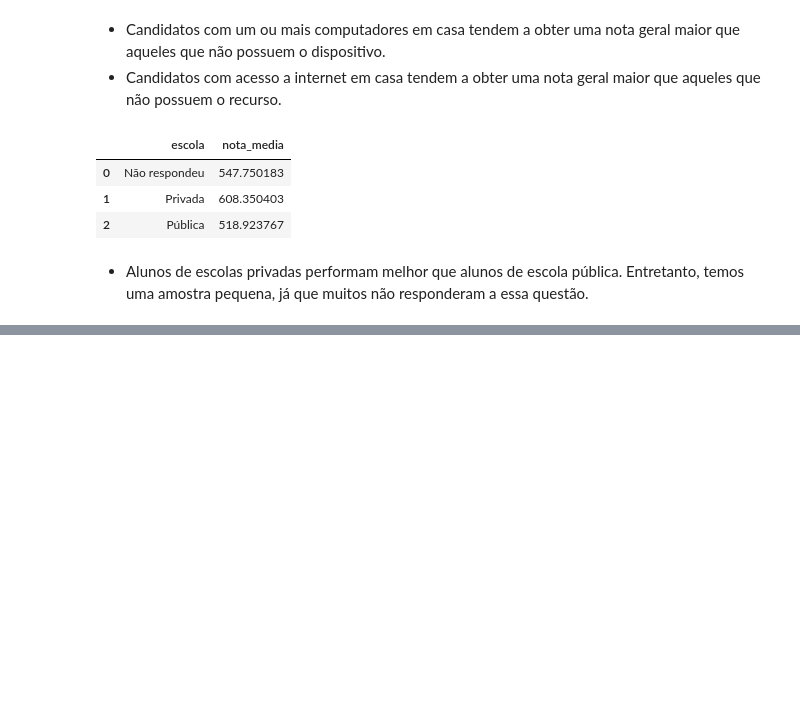
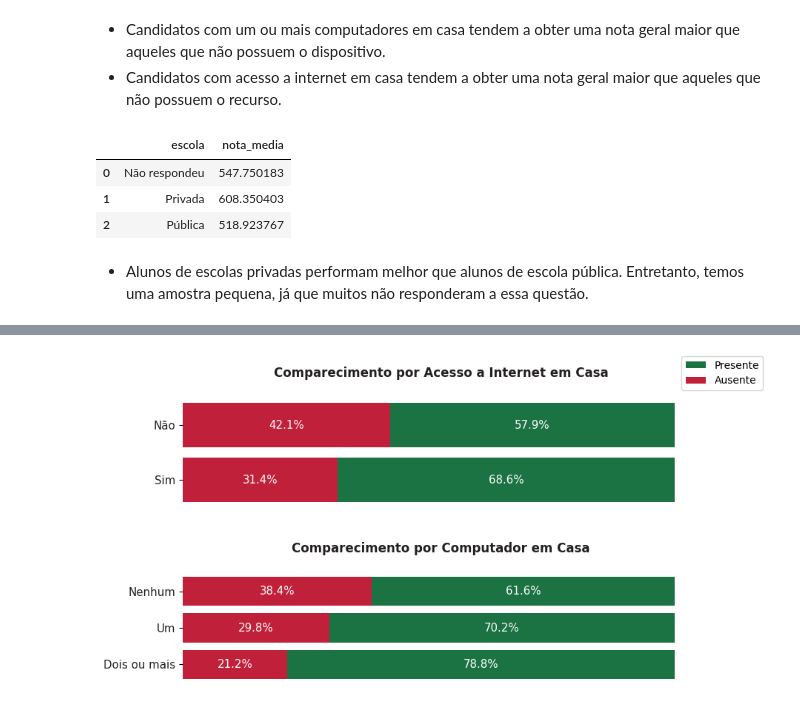
Before and after one commit to allmeidaapedro/Enem-Analysis, a Jupyter notebook: eda.ipynb, the cells around one changed output, grey strips where cells are left out. Saved outputs shown, nothing was run; the diff lists cells and outputs as text; code cells hidden in the pictures; blank space fills up the shorter version.

```diff
--- a/eda.ipynb
+++ b/eda.ipynb
@@ -1171,0 +1245,93 @@ df.groupby(['escola'])[['nota_media']].mean().reset_index()
+# %%
+# Creating a column indicating wheter the student was present in both days of the exam.
+presentes_ausentes_df['presente'] = (presentes_ausentes_df['presenca_lc'] == 'Presente') & (presentes_ausentes_df['presenca_ch'] == 'Presente') & (presentes_ausentes_df['presenca_cn'] == 'Presente') & (presentes_ausentes_df['presenca_mt'] == 'Presente')
+# %%
+internet_absent = presentes_ausentes_df.groupby(['acesso_internet_em_casa'])[['presente']].mean().reset_index()
+internet_absent['ausente'] = 1 - internet_absent['presente']
+
+fig, ax = plt.subplots(2, 1, figsize=(9, 5))
+plt.subplots_adjust(hspace=0.6)  # Adjust the width and height space between subplots
+
+# Plot the horizontal stacked bar chart
+sns.barplot(x="presente", y="acesso_internet_em_casa", data=internet_absent, color=VERDE1, label="Presente", ax=ax[0], left=internet_absent['ausente'])
+sns.barplot(x="ausente", y="acesso_internet_em_casa", data=internet_absent, color=VERMELHO1, label="Ausente", ax=ax[0])
+
+ax[0].set_title('Comparecimento por Acesso a Internet em Casa', color=CINZA1, fontweight='bold', fontsize=12, pad=20)
+ax[0].set_xlabel('Percentual', color=CINZA2, fontsize=10.8, labelpad=20)
+ax[0].set_ylabel('')
+ax[0].set_yticks(ticks=range(2), labels=['Não', 'Sim'], color=CINZA1, fontsize=10.8)
+ax[0].get_xaxis().set_visible(False)
+ax[0].spines['top'].set_visible(False)
+ax[0].spines['right'].set_visible(False)
+ax[0].spines['bottom'].set_visible(False)
+ax[0].spines['left'].set_visible(False)
+
+# Annotate the percentages inside the bars
+for i, bar in enumerate(ax[0].patches):
+    width = bar.get_width()
+    height = bar.get_height()
+    x = bar.get_x()
+    y = bar.get_y()
+
+    if i < len(internet_absent):
+        continue
+
+    percentage = width * 100
+    ax[0].text(x + width / 2, y + height / 2, f"{percentage:.1f}%", ha="center", va="center", color="white", fontsize=10.8)
+
+for i, bar in enumerate(ax[0].patches[:len(internet_absent)]):
+    width = bar.get_width()
+    height = bar.get_height()
+    x = bar.get_x()
+    y = bar.get_y()
+
+    percentage = internet_absent['presente'].iloc[i] * 100
+    ax[0].text(x + width / 2, y + height / 2, f"{percentage:.1f}%", ha="center", va="center", color="white", fontsize=10.8)
+
+computer_absent = presentes_ausentes_df.groupby(['possui_computador_em_casa'])[['presente']].mean().reset_index()
+computer_absent['ausente'] = 1 - computer_absent['presente']
+computer_absent = computer_absent.sort_values(by=['ausente'], ascending=False)
+
+order = computer_absent['possui_computador_em_casa'].tolist()
+
+# Plot the horizontal stacked bar chart
+sns.barplot(x="presente", y="possui_computador_em_casa", data=computer_absent, color=VERDE1, label="Presente", ax=ax[1], left=computer_absent['ausente'], order=order)
+sns.barplot(x="ausente", y="possui_computador_em_casa", data=computer_absent, color=VERMELHO1, label="Ausente", ax=ax[1], order=order)
+
+ax[1].set_title('Comparecimento por Computador em Casa', color=CINZA1, fontweight='bold', fontsize=12, pad=20)
+ax[1].set_xlabel('Percentual', color=CINZA2, fontsize=10.8, labelpad=20)
+ax[1].set_yticks(ticks=range(3), labels=['Nenhum', 'Um', 'Dois ou mais'], color=CINZA1, fontsize=10.8)
+ax[1].set_ylabel('')
+ax[1].get_xaxis().set_visible(False)
+ax[1].spines['top'].set_visible(False)
+ax[1].spines['right'].set_visible(False)
+ax[1].spines['bottom'].set_visible(False)
+ax[1].spines['left'].set_visible(False)
+
+# Annotate the percentages inside the bars
+for i, bar in enumerate(ax[1].patches):
+    width = bar.get_width()
+    height = bar.get_height()
+    x = bar.get_x()
+    y = bar.get_y()
+
+    if i < len(computer_absent):
+        continue
+
+    percentage = width * 100
+    ax[1].text(x + width / 2, y + height / 2, f"{percentage:.1f}%", ha="center", va="center", color="white", fontsize=10.8)
+
+for i, bar in enumerate(ax[1].patches[:len(computer_absent)]):
+    width = bar.get_width()
+    height = bar.get_height()
+    x = bar.get_x()
+    y = bar.get_y()
+
+    percentage = computer_absent['presente'].iloc[i] * 100
+    ax[1].text(x + width / 2, y + height / 2, f"{percentage:.1f}%", ha="center", va="center", color="white", fontsize=10.8)
+
+handles, labels = ax[0].get_legend_handles_labels()
+fig.legend(handles, labels, loc="upper right", ncol=1)
+plt.show()
+# %% [output]
+[figure, added]
```
Also changed, not shown: parts of 39 cells of this notebook.
